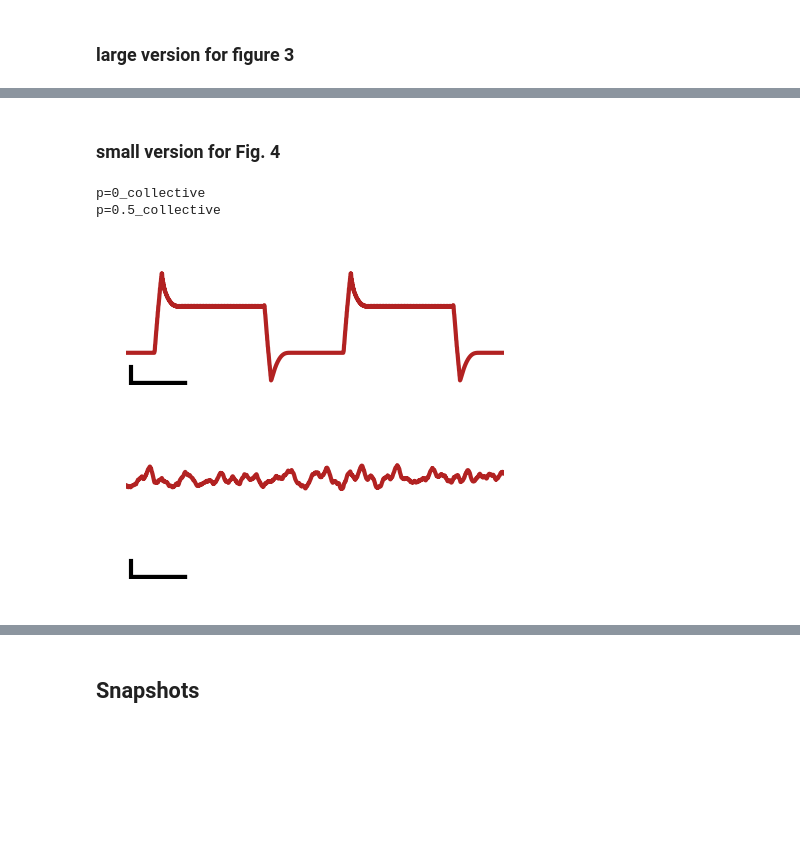
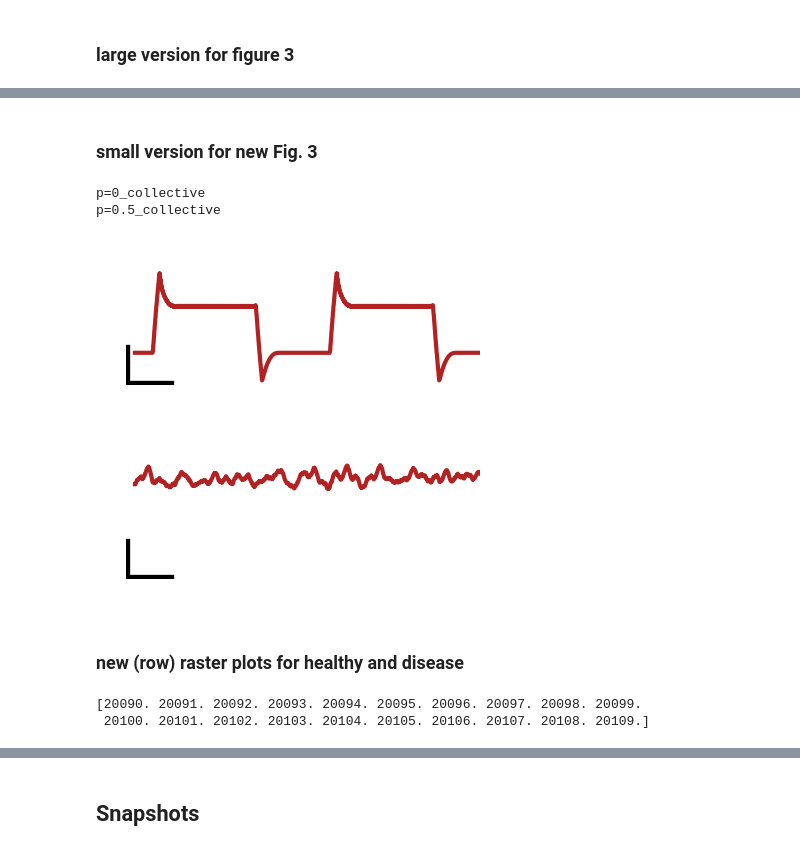
Before and after one commit to Priesemann-Group/perspective_heart_and_brain, a Jupyter notebook: notebooks_figures_paper/FHN_2D_diffusion_toyheart.ipynb, the cells around one changed output, grey strips where cells are left out. Cells and saved outputs as stored; diff of their text form; code cells hidden in the pictures; blank space fills up the shorter version.

```diff
--- a/notebooks_figures_paper/FHN_2D_diffusion_toyheart.ipynb
+++ b/notebooks_figures_paper/FHN_2D_diffusion_toyheart.ipynb
@@ -50,6 +50,12 @@ import pandas as pd
 filename = path_data + '/FHN_2D_diffusion_p=0_raster.txt'
 if isfile(filename):
     df_raster_healthy = pd.read_csv(filename, sep=' ')
+else:
+    raise ValueError(f"{filename} not found")
+
+filename = path_data + '/FHN_2D_diffusion_p=0.5_raster.txt'
+if isfile(filename):
+    df_raster_arrhythmia = pd.read_csv(filename, sep=' ')
 else:
     raise ValueError(f"{filename} not found")
 
@@ -208,48 +209,77 @@ p=0.5_collective
 # %% [markdown]
-### small version for Fig. 4
+### small version for new Fig. 3
 # %%
 scale_time = {
-    'p=0_collective': 5800,
-    'p=0.5_collective': 5800,
+    'p=0_collective': 5700,
+    'p=0.5_collective': 5700,
     'width': 500,
+    'p=0_raster_row': 5700,
+    'p=0.5_raster_row': 5700,
 }
 
 scale_collective = {
-    'time': 5750,
-    'height': 0.5,
+    'time': 5700,
+    'height': 1,
 }
 # %%
-width = 32 * mm
+width = 30 * mm
 height = 10 * mm
 
 signal_range = [-0.9, 2.4]
-time_range_small = [5700, 9700]
+time_range_small = np.array([5700, 9700])
 
 # iterate over the raster data dictionary
 for (label, df) in collective_data.items():
     print(label)
     fig = plt.figure(figsize=(width, height), dpi=300)
     ax = plt.axes([0., 0., 1., 1.], frameon=False, xticks=[],yticks=[])
-    # ax = plt.axes([0., 0., 1., 1.])
 
     # plot from dataframe time vs signal
-    df_plot = df[(df['time'] > time_range[0]) & (df['time'] < time_range[1])]
+    shift = 100
+    df_plot = df[(df['time'] > time_range_small[0] + shift) & (df['time'] < time_range_small[1])]
     ax.plot(df_plot['time'], df_plot['collective'], color='firebrick', lw=1)
 
     # set limits to time ranges
     ax.set_xlim(time_range_small)
     ax.set_ylim(signal_range)
 
     # add scale bars
-    ax.plot([scale_time[label], scale_time[label]+scale_time['width']], [signal_range[0], signal_range[0]], color='black', lw=2)
-    ax.plot([scale_collective['time'], scale_collective['time']], [signal_range[0], signal_range[0]+scale_collective['height']], color='black', lw=1)
+    ax.plot([time_range_small[0], time_range_small[0] + scale_time['width']], [signal_range[0], signal_range[0]], color='black', lw=2)
+    ax.plot([time_range_small[0], time_range_small[0]], [signal_range[0], signal_range[0]+scale_collective['height']], color='black', lw=2)
 
     # set actual size of figure
     fig.set_size_inches(width, height)
 
-    fig.savefig(path_figures+f"FHN_2D_diffusion_toyheart_{label}_small.pdf", **savefig_args)
+    fig.savefig(path_figures+f"FHN_2D_diffusion_toyheart_{label}.pdf", **savefig_args)
 # %% [output]
 p=0_collective
 p=0.5_collective
-[figure, old version]
+[figure, new version]
-[figure, old version]
+[figure, new version]
+# %% [markdown]
+### new (row) raster plots for healthy and disease
+# %%
+raster_data = {
+    "p=0_raster_row": df_raster_healthy,
+    "p=0.5_raster_row": df_raster_arrhythmia,
+}
+
+num_nodes_selected = 20
+
+# calculate unique ids for a central row in a 200x200 grid
+Lx = 200
+Ly = 200
+ids_row = (Ly / 2 ) * Lx + np.arange(Lx)
+# ids_column = Lx / 2 + np.arange(Ly) * Lx
+
+# keep only num_nodes_selected ids_row that are in the middle
+ids_row = ids_row[int((len(ids_row)-num_nodes_selected)/2):int((len(ids_row)+num_nodes_selected)/2)]
+print(ids_row)
+
+raster_ids = {
+    "p=0_raster_row": ids_row,
+    "p=0.5_raster_row": ids_row,
+}
+# %% [output]
+[20090. 20091. 20092. 20093. 20094. 20095. 20096. 20097. 20098. 20099.
+ 20100. 20101. 20102. 20103. 20104. 20105. 20106. 20107. 20108. 20109.]
```
Also changed, not shown: parts of 4 cells of this notebook, 4 other files.
